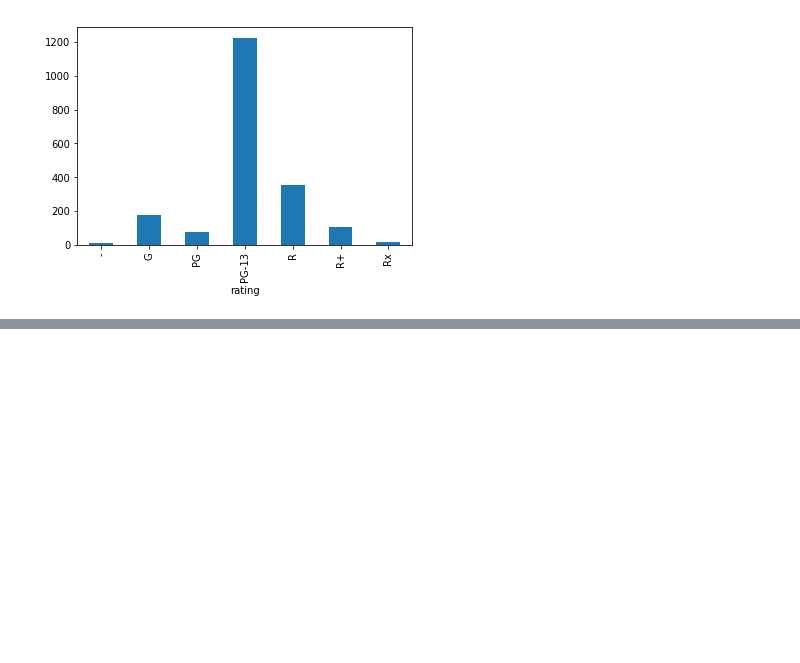
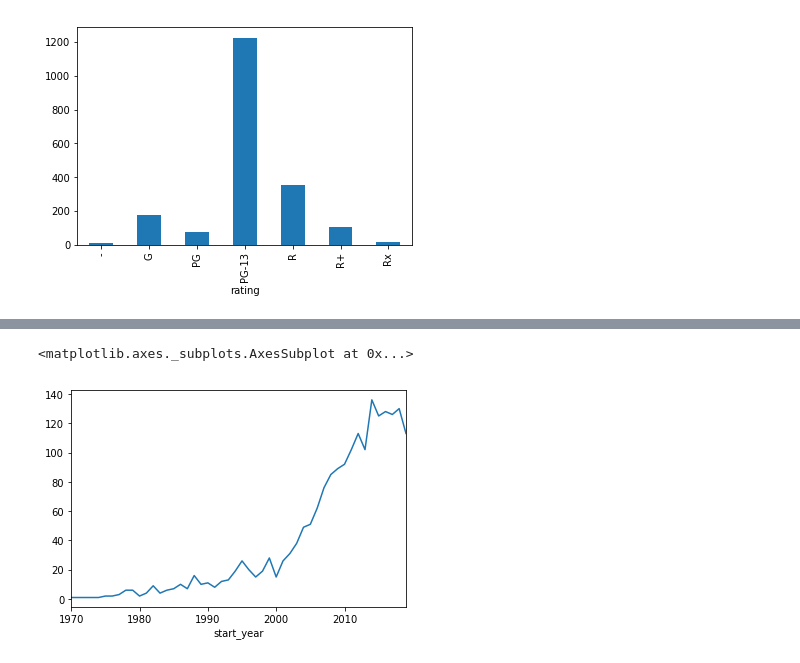
Before and after one commit to MilaNedic/Analiza-podatkov-PROG1-, a Jupyter notebook: analiza podatkov.ipynb, the cells around one changed output, grey strips where cells are left out. Saved outputs shown, nothing was run; the diff lists cells and outputs as text; code cells hidden in the pictures; blank space fills up the shorter version.

```diff
--- a/analiza podatkov.ipynb
+++ b/analiza podatkov.ipynb
@@ -186,9 +300,6 @@ anime_group_by_rating.size().plot.bar(x='ocena', y='stevilo animejev')
 # %%
-# zanima nas korelacija med oceno in številom glasov
-# domnevamo, da so bili animeji z boljšo oceno večkrat ocenjeni
-# predvidevamo, da ljudje ne radi dajejo slabih ocen, zato so animeji s slabšo oceno manjkrat ocenjeni
+# ker smo naleteli na problem, da so objekti števila glasov tipa str, mi pa želimo številski tip (int ali float), potakom spremenimo tip
+for i, j in anime['stevilo_glasov'].iteritems():
+    anime['stevilo_glasov'][i] = anime['stevilo_glasov'][i].replace(',', '')
 
-# ker smo naleteli na problem, da so objekti števila glasov tipa str, mi pa želimo številski tip (int ali float), potakom spremenimo tip
 anime['stevilo_glasov'] = anime['stevilo_glasov'].apply(int)
-
-# narišemo razsevni diagram, ki prikazuje povezavo med oceno in številom glasov
@@ -199,0 +312,8 @@ anime.plot.scatter('ocena', 'stevilo_glasov')
+# %%
+# grafično predstavimo posamezno število animejev, glede na začetno leto predvajanja
+anime_vecji = anime[anime.start_year > 1960]
+anime_vecji_zacetek = anime_vecji.groupby('start_year')
+anime_vecji_zacetek.size().plot()
+# %% [output]
+<matplotlib.axes._subplots.AxesSubplot at 0x...>
+[figure, added]
```
Also changed, not shown: parts of 15 cells of this notebook.
